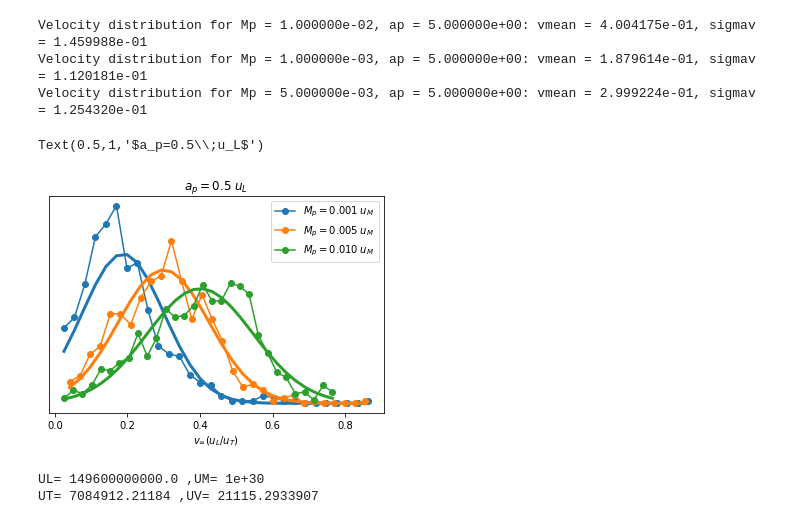
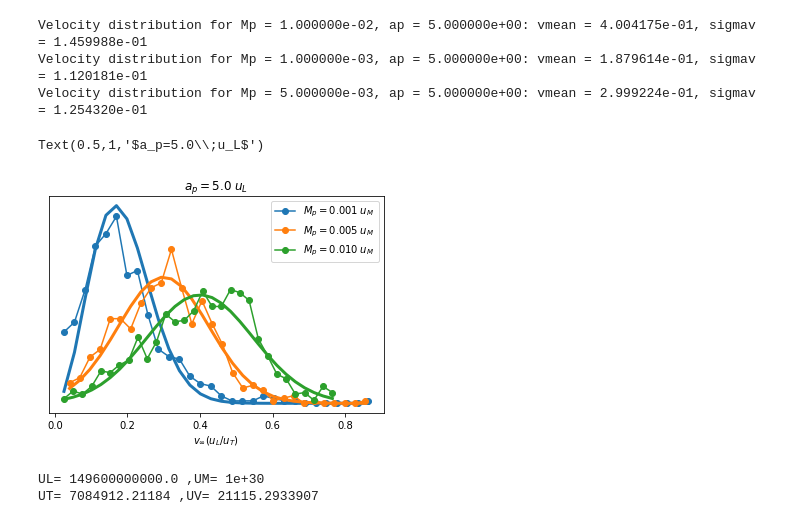
Before and after one commit to seap-udea/iWander, a Jupyter notebook: dev/analysis.ipynb, the cells around one changed output. Saved outputs shown, nothing was run; the diff lists cells and outputs as text; code cells hidden in the pictures.

```diff
--- a/dev/analysis.ipynb
+++ b/dev/analysis.ipynb
@@ -341,20 +383,7 @@ for file in glob.glob("data/*ap_5.0e+00*.data"):
     apps+=[ap]
     print("Velocity distribution for Mp = %e, ap = %e: vmean = %e, sigmav = %e"%(Mp,ap,vmean,vstd))
 
-iargs=np.argsort(Mppfig=plt.figure()
-ax=fig.gca()
-
-c=ax.contourf(MPS,APS,vmean_data,200,cmap='spectral')
-cb=fig.colorbar(c)
-cb.set_label("$v_\infty$ (UL/UT)")
-
-c=ax.contour(MPS,APS,vmean_data,colors='w')
-
-ax.set_xlabel("$M_p$ ($U_M$)")
-ax.set_ylabel("$a$ ($U_L$)")
-
-ax.set_xscale("log")
-#ax.set_yscale("log")s)
+iargs=np.argsort(Mpps)
 Mpps=np.array(Mpps)[iargs]
 apps=np.array(apps)[iargs]
 xs=np.array(xs)[iargs]
@@ -367,26 +396,30 @@ Velocity distribution for Mp = 5.000000e-03, ap = 5.000000e+00: vmean = 2.999224
 # %%
 fig=plt.figure()
 ax=fig.gca()
 
 for i in range(len(vs)):
     Mp=Mpps[i]
     ap=apps[i]
     vinfs=vs[i]
     x=xs[i]
     h=hs[i]
     vmean=vinfs.mean()
     vstd=vinfs.std()
     xm=(x[1:]+x[:-1])/2
     line,=ax.plot(xm,h,'o-',label='$M_p=%.3f\;u_M$'%Mp)
-    ax.plot(xm,h.sum()*(xm[1]-xm[0])*gaussian.pdf(xm,vmean,vstd),'-',lw=3,color=line.get_color())
+    if Mp<5e-3:
+        pt=h.sum()*(xm[1]-xm[0])*maxwellDistrib(xm,vmean)
+    else:
+        pt=h.sum()*(xm[1]-xm[0])*gaussian.pdf(xm,vmean,vstd)
+    ax.plot(xm,pt,'-',lw=3,color=line.get_color())
 
 ax.set_xlabel("$v_\infty$($u_L/u_T$)")
 ax.set_yticks([])
 ax.legend(loc='best')
-ax.set_title("$a_p=%.1f\;u_L$"%aps[0])
+ax.set_title("$a_p=%.1f\;u_L$"%apps[0])
 # %% [output]
-Text(0.5,1,'$a_p=0.5\\;u_L$')
+Text(0.5,1,'$a_p=5.0\\;u_L$')
-[figure, old version]
+[figure, new version]
 # %%
 UL=1*AU*1e3
 UM=0.5*MSUN
```
Also changed, not shown: parts of 45 cells of this notebook, 10 other files.
